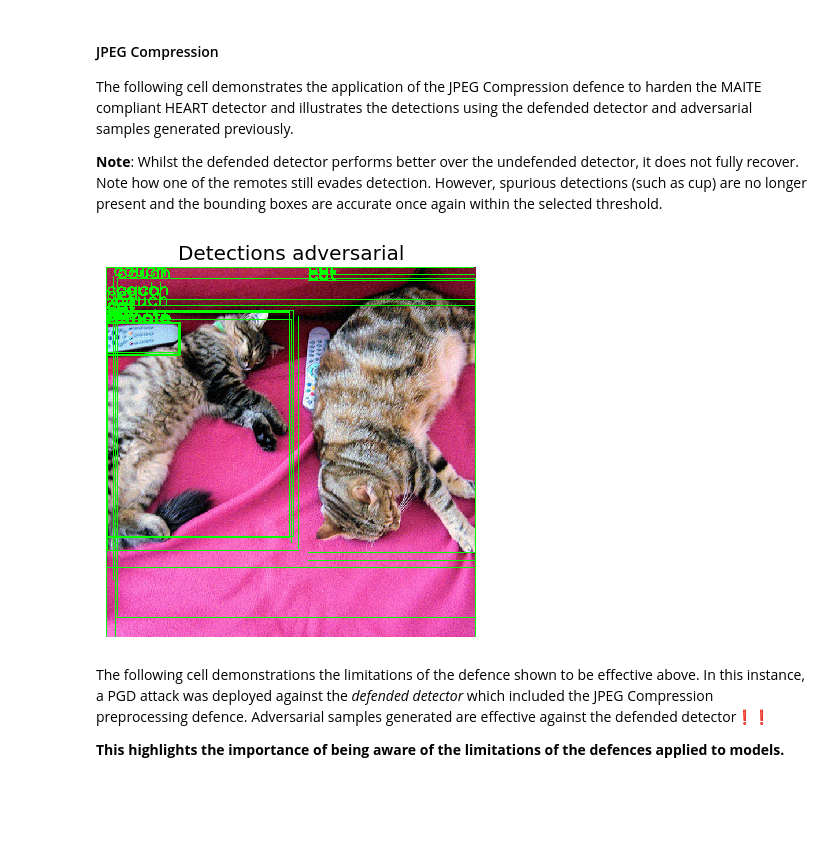
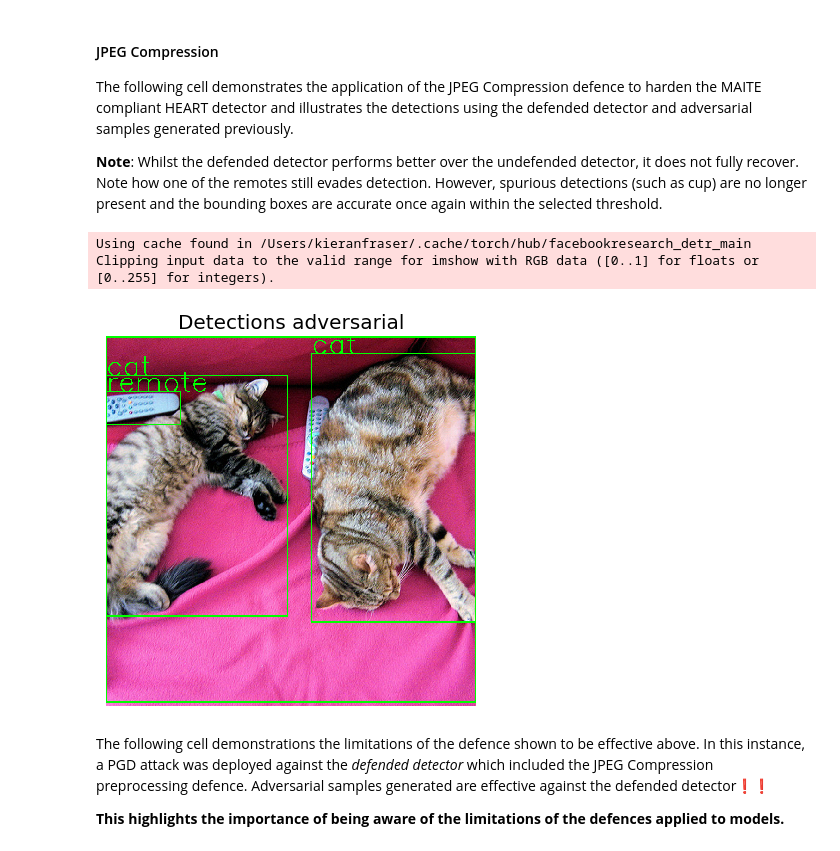
Before and after one commit to IBM/heart-library, a Jupyter notebook: notebooks/8_get_started_defenses.ipynb, the cells around one changed output. Drawn from its saved outputs; the diff is of its cells as text; code cells hidden in the pictures; blank space fills up the shorter version.

```diff
--- a/notebooks/8_get_started_defenses.ipynb
+++ b/notebooks/8_get_started_defenses.ipynb
@@ -667,33 +680,40 @@ The following cell demonstrates the application of the JPEG Compression defence
 
 __Note__: Whilst the defended detector performs better over the undefended detector, it does not fully recover. Note how one of the remotes still evades detection. However, spurious detections (such as cup) are no longer present and the bounding boxes are accurate once again within the selected threshold.
 # %%
-preprocessing_defense = JpegCompression(clip_values=(0,255),
+from art.defences.preprocessor import JpegCompression
+
+preprocessing_defense = JpegCompression(clip_values=(0,1),
                                         channels_first=True,
                                         apply_predict=True,
                                         quality=60
                                         )
 
-detector_defended = JaticPyTorchYolo(device_type='cpu',
-                            input_shape=(3, 640, 640),
-                            clip_values=(0, 255),
-                            attack_losses=("loss_total", "loss_cls",
-                                        "loss_box",
-                                        "loss_obj"),
+detector_defended = JaticPyTorchDETR(device_type='cpu',
+                            input_shape=INPUT_SHAPE,
+                            clip_values=(0, 1),
+                            attack_losses=( "loss_ce",
+                                "loss_bbox",
+                                "loss_giou",),
                             labels=coco_labels,
-                            preprocessing_defences=[preprocessing_defense])
+                            channels_first=True,
+                            preprocessing_defences=[preprocessing_defense],
+                            preprocessing=(MEAN, STD),)
+
 
 '''
 View detections on adversarial images
 '''
 adv_output = detector_defended(x_adv)
 for i in range(len(x_adv)):
     pred = {'boxes': adv_output.boxes[i],
             'scores': adv_output.scores[i],
             'labels': adv_output.labels[i]}
     preds_orig = extract_predictions(pred, 0.3)
     plot_image_with_boxes(img=x_adv[i].transpose(1,2,0).copy(), boxes=preds_orig[1], pred_cls=preds_orig[0], title="Detections adversarial")
 # %% [output]
+Using cache found in /Users/kieranfraser/.cache/torch/hub/facebookresearch_detr_main
+Clipping input data to the valid range for imshow with RGB data ([0..1] for floats or [0..255] for integers).
-[figure, old version]
+[figure, new version]
 # %% [markdown]
 The following cell demonstrations the limitations of the defence shown to be effective above. In this instance, a PGD attack was deployed against the _defended detector_ which included the JPEG Compression preprocessing defence. Adversarial samples generated are effective against the defended detector❗❗
 
```
Also changed, not shown: parts of 3 cells of this notebook, 23 other files.
